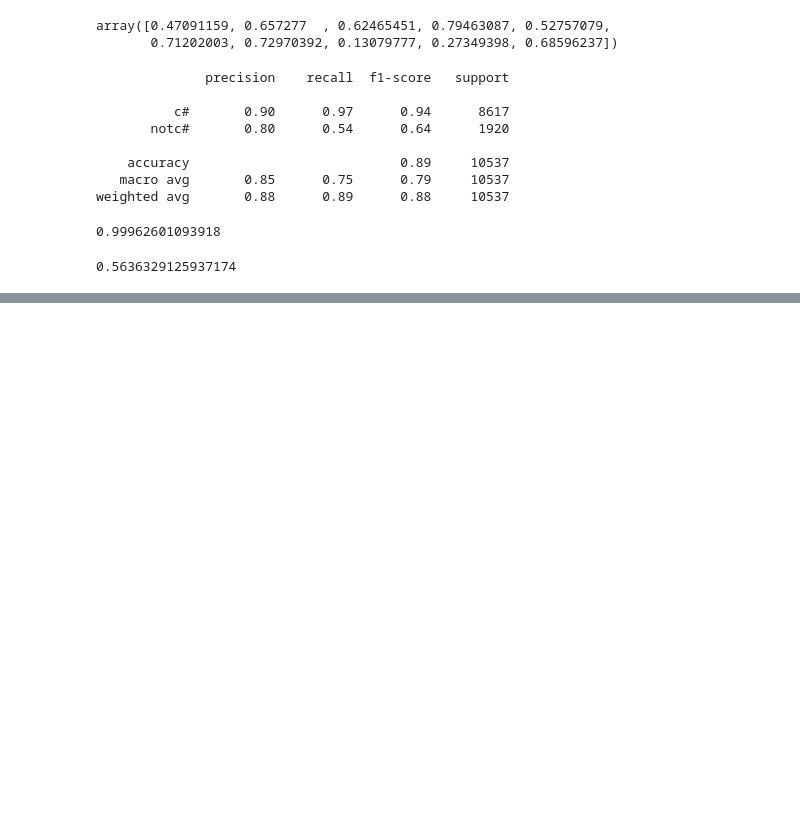
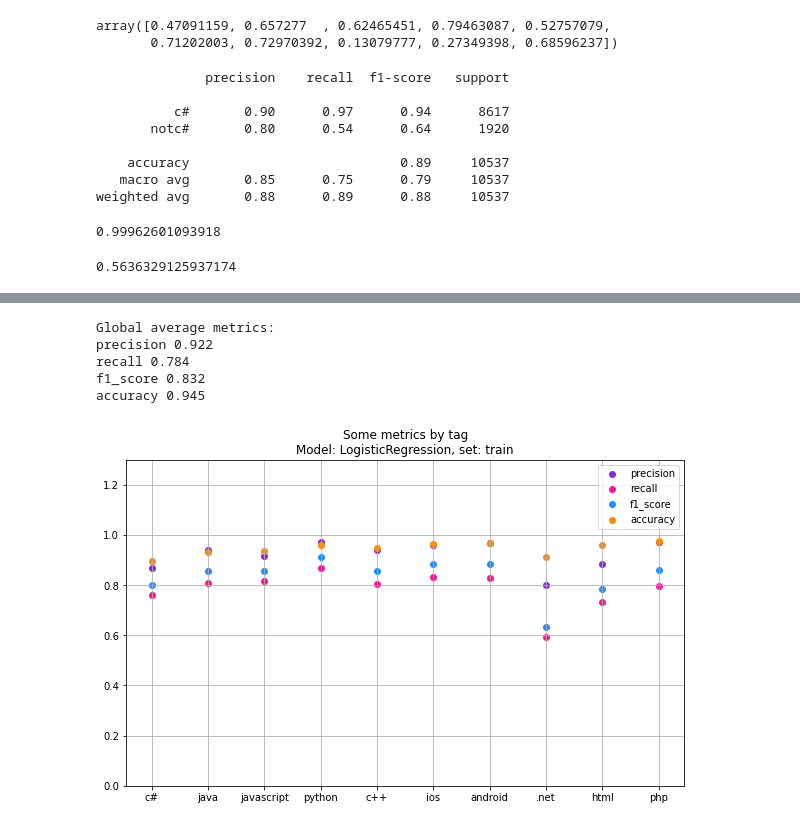
Before and after one commit to ana-bernal/tag-projet_overflow, a Jupyter notebook: tests.ipynb, the cells around one changed output, grey strips where cells are left out. Saved outputs shown, nothing was run; the diff lists cells and outputs as text; code cells hidden in the pictures; blank space fills up the shorter version.

```diff
--- a/tests.ipynb
+++ b/tests.ipynb
@@ -265,0 +447,31 @@ multi_target_forest.score(X_test,y_test)
+# %%
+# Instantiate the vectorizer
+tfidf = TfidfVectorizer(max_df=0.8,
+                     min_df=0.001
+                     )
+
+# Vectorize the processed text
+X = tfidf.fit_transform(df.processed_text)
+# %%
+columns_tags = ['tag_'+tag for tag in tag_list]
+y = df[columns_tags]
+# %%
+from sklearn.linear_model import LogisticRegression
+
+X_train, X_test, y_train, y_test = train_test_split(
+    X,y, test_size=0.33, random_state=5
+)
+
+cl = OneVsRestClassifier(LogisticRegression())
+
+start = time.time()
+cl.fit(X_train,y_train)
+finish = time.time()
+print(f'fit time: {finish - start} secs.')
+
+start = time.time()
+y_pred_train = cl.predict(X_train)
+finish = time.time()
+print(f'predict time: {finish - start} secs.')
+
+y_pred_test = cl.predict(X_test)
@@ -265,0 +487,3 @@ multi_target_forest.score(X_test,y_test)
+# %%
+classif_report, avg_metrics = classif_report_per_tag(tag_list,y_train,y_pred_train)
+classif_report
@@ -265,0 +502,15 @@ multi_target_forest.score(X_test,y_test)
+# %%
+model_name = 'LogisticRegression'
+
+print('Global average metrics:')
+for met in avg_metrics.index:
+    print(met, avg_metrics[met].round(3))
+
+plot_classif_report_per_tag(classif_report,model_name,'train')
+# %% [output]
+Global average metrics:
+precision 0.922
+recall 0.784
+f1_score 0.832
+accuracy 0.945
+[figure, added]
```
Also changed, not shown: parts of 67 cells of this notebook.
